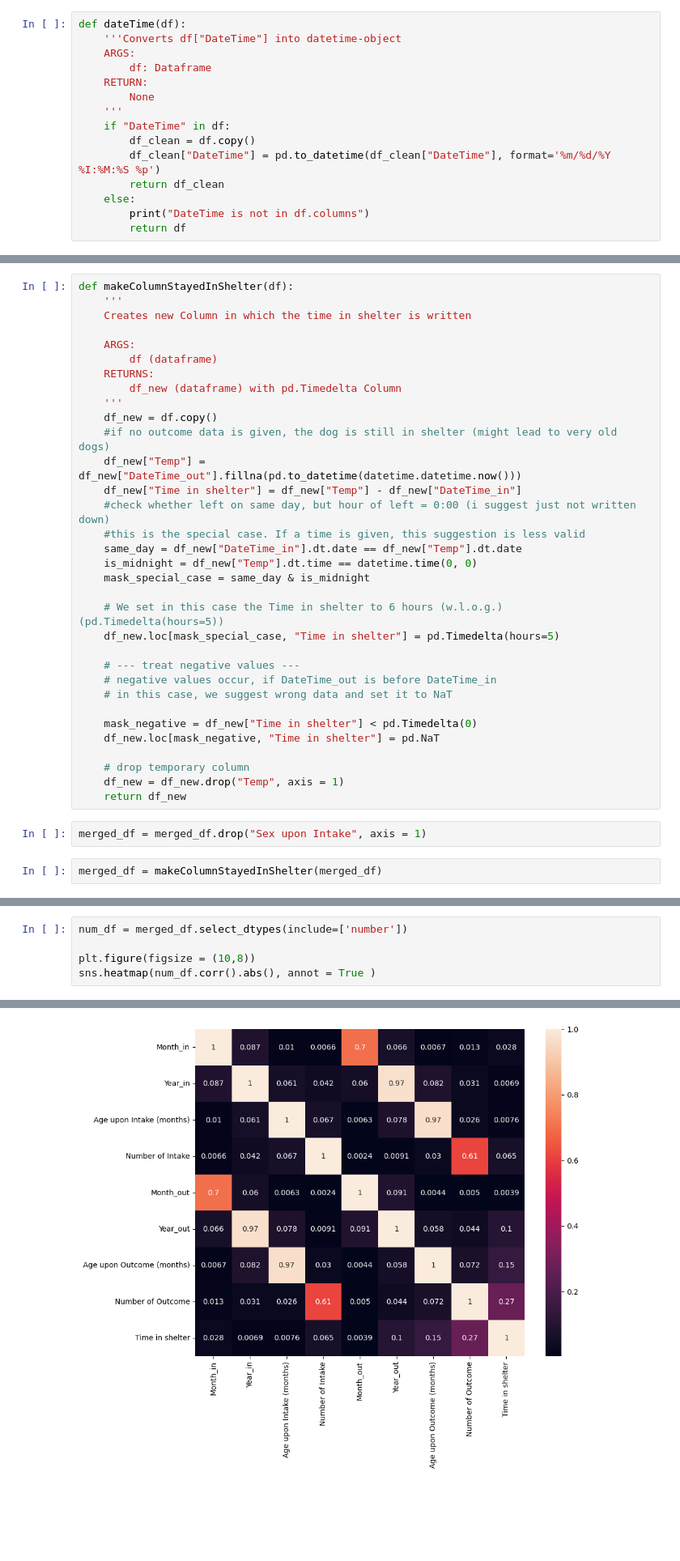
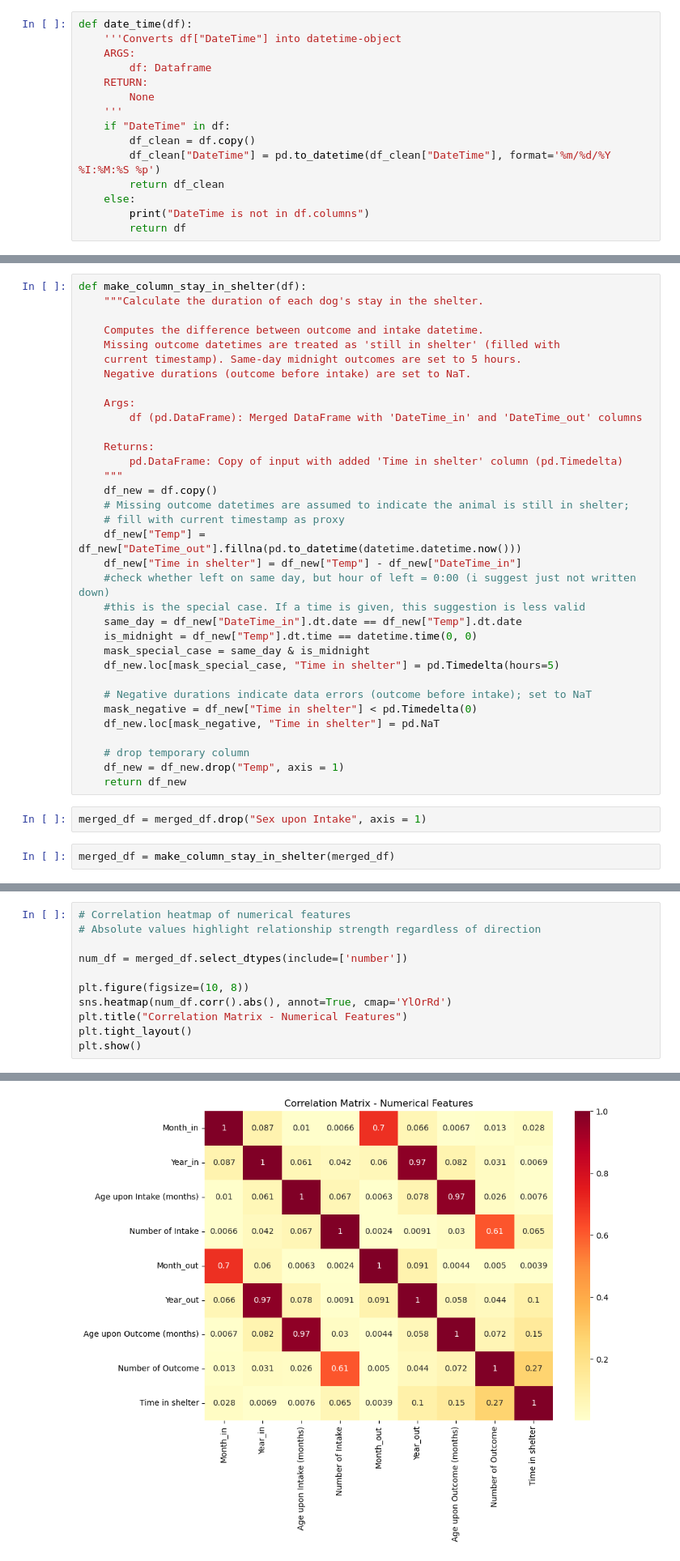
Before and after one commit to KKulmus/animal-shelter-stay-analysis, a Jupyter notebook: 01_data_preparation.ipynb, the cells around one changed output, grey strips where cells are left out. Shown at 81% size. Saved outputs shown, nothing was run; the diff lists cells and outputs as text; blank space fills up the shorter version.

```diff
--- a/01_data_preparation.ipynb
+++ b/01_data_preparation.ipynb
@@ -183,7 +190,7 @@ df_in = separateMonthYear(df_in)
 # %% [markdown]
 Custom function to convert coulmn DateTime from string into datetime-object
 # %%
-def dateTime(df):
+def date_time(df):
     '''Converts df["DateTime"] into datetime-object
     ARGS:
         df: Dataframe
@@ -499,15 +532,21 @@ print(time_in)
 # %%
-def makeColumnStayedInShelter(df):
-    '''
-    Creates new Column in which the time in shelter is written
+def make_column_stay_in_shelter(df):
+    """Calculate the duration of each dog's stay in the shelter.
 
-    ARGS:
-        df (dataframe)
-    RETURNS:
-        df_new (dataframe) with pd.Timedelta Column
-    '''
+    Computes the difference between outcome and intake datetime.
+    Missing outcome datetimes are treated as 'still in shelter' (filled with
+    current timestamp). Same-day midnight outcomes are set to 5 hours.
+    Negative durations (outcome before intake) are set to NaT.
+
+    Args:
+        df (pd.DataFrame): Merged DataFrame with 'DateTime_in' and 'DateTime_out' columns
+
+    Returns:
+        pd.DataFrame: Copy of input with added 'Time in shelter' column (pd.Timedelta)
+    """
     df_new = df.copy()
-    #if no outcome data is given, the dog is still in shelter (might lead to very old dogs)
+    # Missing outcome datetimes are assumed to indicate the animal is still in shelter;
+    # fill with current timestamp as proxy
     df_new["Temp"] = df_new["DateTime_out"].fillna(pd.to_datetime(datetime.datetime.now()))
     df_new["Time in shelter"] = df_new["Temp"] - df_new["DateTime_in"]
     #check whether left on same day, but hour of left = 0:00 (i suggest just not written down)
@@ -515,14 +554,9 @@ def makeColumnStayedInShelter(df):
     same_day = df_new["DateTime_in"].dt.date == df_new["Temp"].dt.date
     is_midnight = df_new["Temp"].dt.time == datetime.time(0, 0)
     mask_special_case = same_day & is_midnight
-
-    # We set in this case the Time in shelter to 6 hours (w.l.o.g.) (pd.Timedelta(hours=5))
     df_new.loc[mask_special_case, "Time in shelter"] = pd.Timedelta(hours=5)
 
-    # --- treat negative values ---
-    # negative values occur, if DateTime_out is before DateTime_in
-    # in this case, we suggest wrong data and set it to NaT
-
+    # Negative durations indicate data errors (outcome before intake); set to NaT
     mask_negative = df_new["Time in shelter"] < pd.Timedelta(0)
     df_new.loc[mask_negative, "Time in shelter"] = pd.NaT
 
@@ -532,7 +566,7 @@ def makeColumnStayedInShelter(df):
 # %%
 merged_df = merged_df.drop("Sex upon Intake", axis = 1)
 # %%
-merged_df = makeColumnStayedInShelter(merged_df)
+merged_df = make_column_stay_in_shelter(merged_df)
 # %%
 merged_df.head()
 # %% [output]
@@ -583,6 +631,12 @@ crosstab.plot(kind = "pie", y = "ratio")
 # %%
+# Correlation heatmap of numerical features
+# Absolute values highlight relationship strength regardless of direction
+
 num_df = merged_df.select_dtypes(include=['number'])
 
-plt.figure(figsize = (10,8))
-sns.heatmap(num_df.corr().abs(), annot = True )
+plt.figure(figsize=(10, 8))
+sns.heatmap(num_df.corr().abs(), annot=True, cmap='YlOrRd')
+plt.title("Correlation Matrix - Numerical Features")
+plt.tight_layout()
+plt.show()
 # %% [output]
@@ -590,2 +643,2 @@ sns.heatmap(num_df.corr().abs(), annot = True )
-[figure, old version]
+[figure, new version]
 # %%
```
Also changed, not shown: parts of 47 cells of this notebook, 6 other files.
